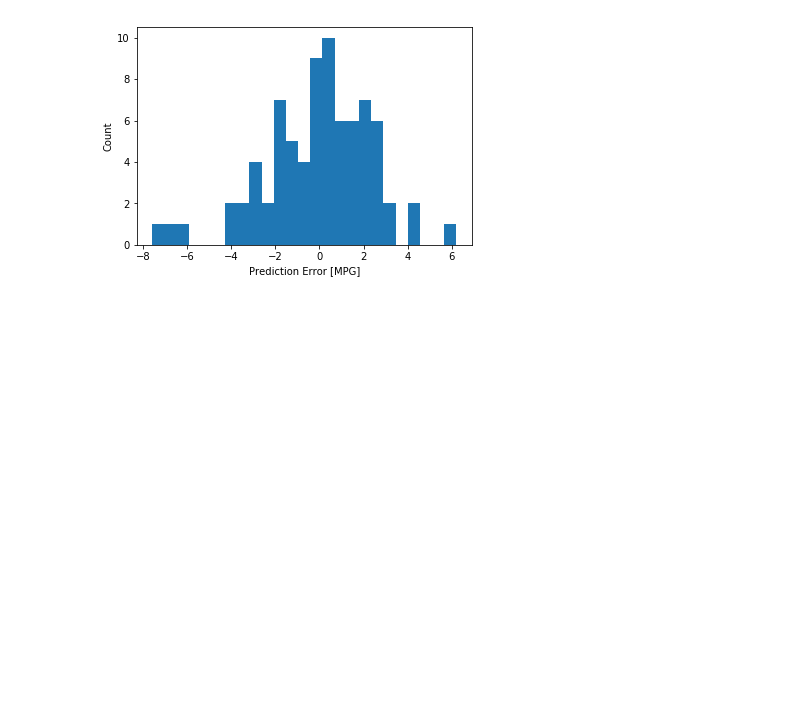
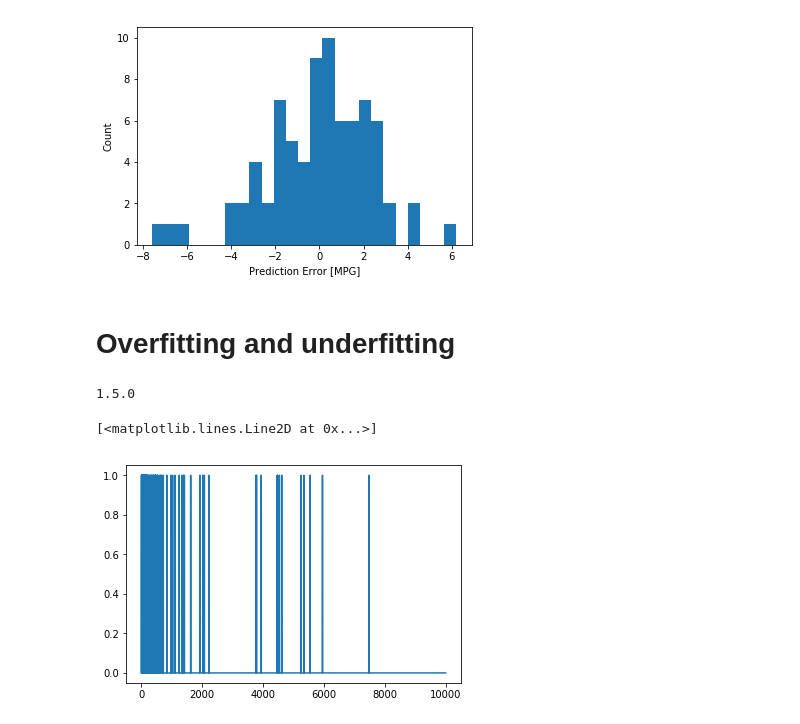
Before and after one commit to chienhsiang/tensorflow, a Jupyter notebook: main_practice.ipynb, the cells around one changed output. Drawn from its saved outputs; the diff is of its cells as text; code cells hidden in the pictures; blank space fills up the shorter version.

Commit message:
Started overfitting and under fitting.

```diff
--- a/main_practice.ipynb
+++ b/main_practice.ipynb
@@ -495,3 +495,35 @@ plt.xlabel('Prediction Error [MPG]')
 _ = plt.ylabel('Count')
 # %% [output]
 [figure]
+# %% [markdown]
+# Overfitting and underfitting
+# %%
+import tensorflow as tf
+from tensorflow import keras
+
+import numpy as np
+import matplotlib.pyplot as plt
+
+print(tf.__version__)
+# %% [output]
+1.5.0
+# %%
+NUM_WORDS = 10000
+
+(train_data, train_labels), (test_data, test_labels) = keras.datasets.imdb.load_data(num_words=NUM_WORDS)
+
+def multi_hot_sequences(sequences, dimension):
+    results = np.zeros((len(sequences), NUM_WORDS))
+
+    for i, word_idx in enumerate(sequences):
+        results[i, word_idx] = 1.0
+
+    return results
+
+train_data = multi_hot_sequences(train_data, dimension=NUM_WORDS)
+test_data = multi_hot_sequences(test_data, dimension=NUM_WORDS)
+# %%
+plt.plot(train_data[0])
+# %% [output]
+[<matplotlib.lines.Line2D at 0x...>]
+[figure, added]
```
Also changed, not shown: parts of 12 cells of this notebook.
